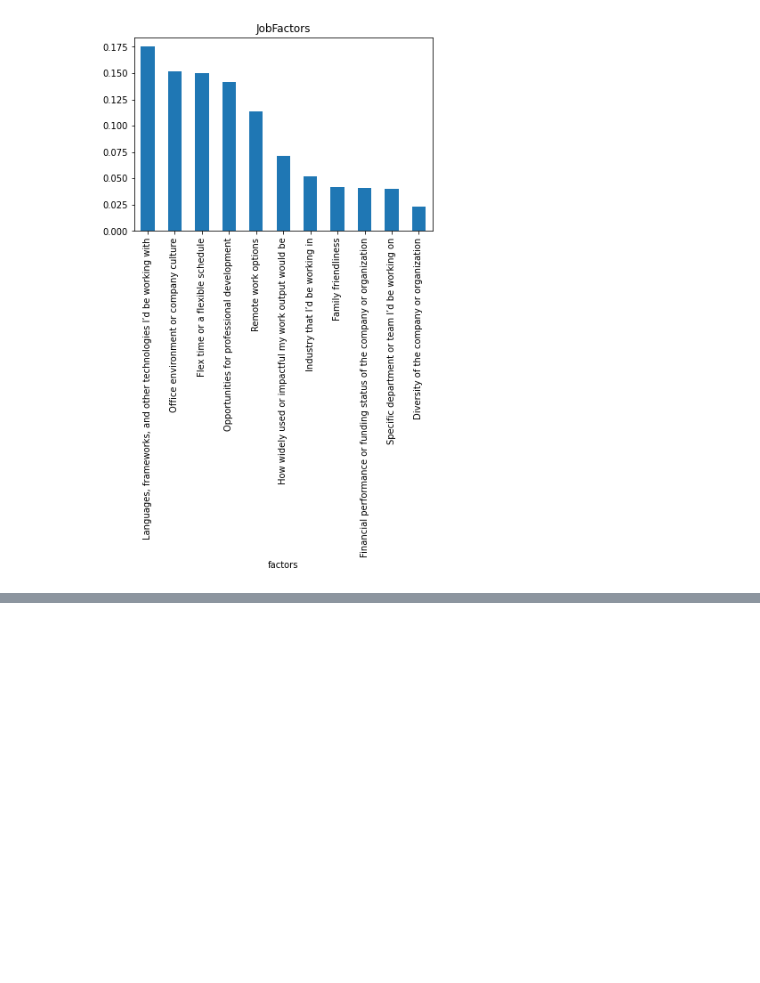
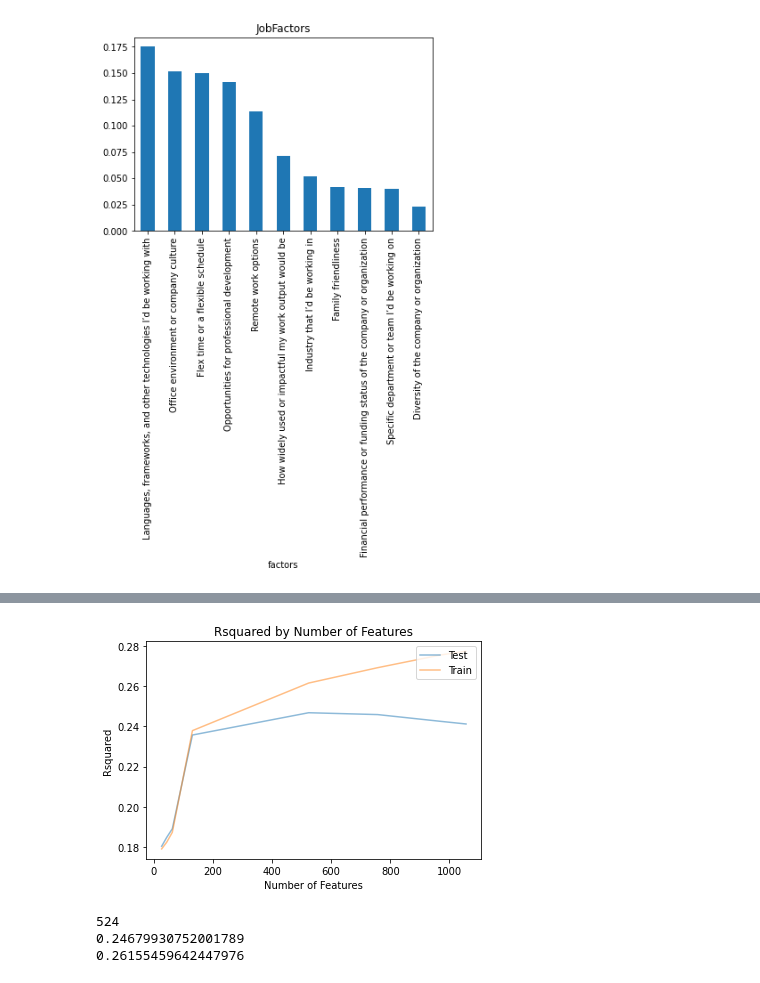
Before and after one commit to mkidwai/CRISP_DM, a Jupyter notebook: mok stackoverflow.ipynb, the cells around one changed output, grey strips where cells are left out. Saved outputs shown, nothing was run; the diff lists cells and outputs as text; code cells hidden in the pictures; blank space fills up the shorter version.

Commit message:
Update model data

```diff
--- a/mok stackoverflow.ipynb
+++ b/mok stackoverflow.ipynb
@@ -250,0 +288,16 @@ props_factorsssss_df = clean_and_plot_factors(df20)
+# %%
+#cutoffs here pertains to the number of missing values allowed in the used columns.
+#Therefore, lower values for the cutoff provides more predictors in the model.
+cutoffs = [5000, 3500, 2500, 1000, 100, 50, 30, 25]
+
+r2_scores_test, r2_scores_train, lm_model, X_train, X_test, y_train, y_test = t.find_optimal_lm_mod(X, y, cutoffs)
+# %% [output]
+[figure, added]
+# %%
+print(X_train.shape[1]) #Number of columns
+print(r2_scores_test[np.argmax(r2_scores_test)]) # The model we should implement test_r2
+print(r2_scores_train[np.argmax(r2_scores_test)]) # The model we should implement train_r2
+# %% [output]
+524
+0.24679930752001789
+0.26155459642447976
```
Also changed, not shown: parts of 8 cells of this notebook, 1 other file.
